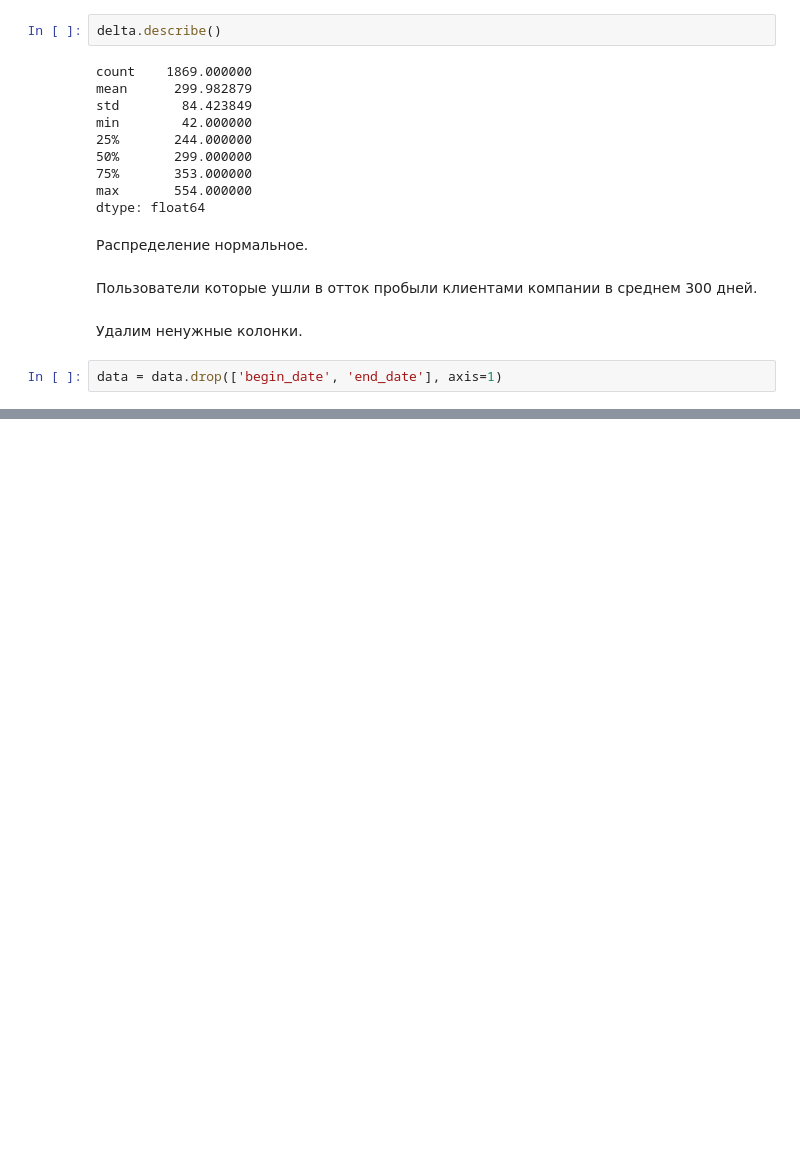
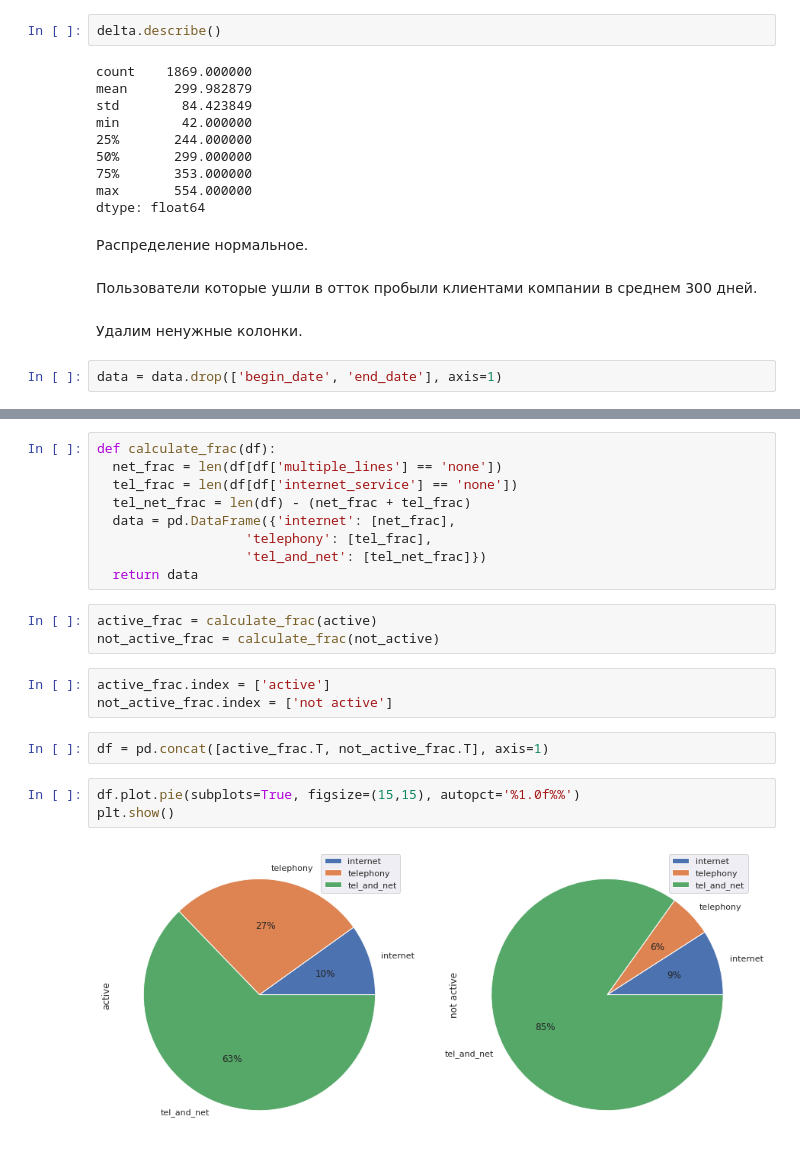
Before and after one commit to Doppler-67/telecom-users-churn-forecasting, a Jupyter notebook: telecom.ipynb, the cells around one changed output, grey strips where cells are left out. Saved outputs shown, nothing was run; the diff lists cells and outputs as text; blank space fills up the shorter version.

```diff
--- a/telecom.ipynb
+++ b/telecom.ipynb
@@ -684,0 +708,22 @@ data = data.drop(['begin_date', 'end_date'], axis=1)
+# %%
+def calculate_frac(df):
+  net_frac = len(df[df['multiple_lines'] == 'none'])
+  tel_frac = len(df[df['internet_service'] == 'none'])
+  tel_net_frac = len(df) - (net_frac + tel_frac)
+  data = pd.DataFrame({'internet': [net_frac],
+                   'telephony': [tel_frac],
+                   'tel_and_net': [tel_net_frac]})
+  return data
+# %%
+active_frac = calculate_frac(active)
+not_active_frac = calculate_frac(not_active)
+# %%
+active_frac.index = ['active']
+not_active_frac.index = ['not active']
+# %%
+df = pd.concat([active_frac.T, not_active_frac.T], axis=1)
+# %%
+df.plot.pie(subplots=True, figsize=(15,15), autopct='%1.0f%%')
+plt.show()
+# %% [output]
+[figure, added]
```
Also changed, not shown: parts of 44 cells of this notebook.
